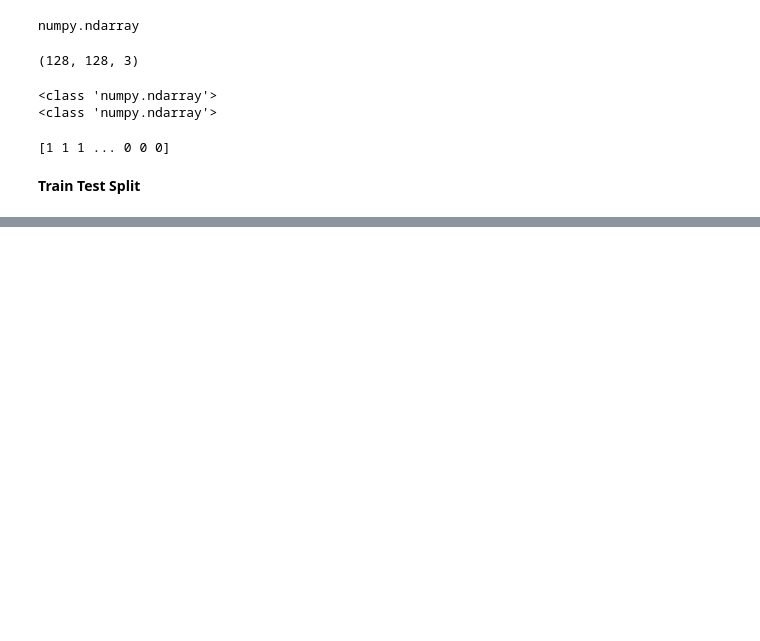
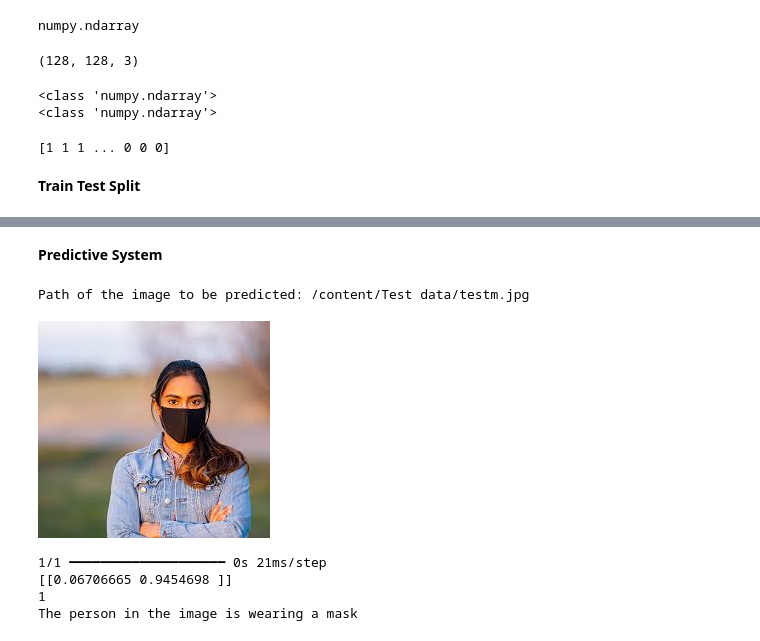
Before and after one commit to chamuda-arangalla/Face-mask-detection-, a Jupyter notebook: Face_mask_detection_CNN_model.ipynb, the cells around one changed output, grey strips where cells are left out. Cells and saved outputs as stored; diff of their text form; code cells hidden in the pictures; blank space fills up the shorter version.

```diff
--- a/Face_mask_detection_CNN_model.ipynb
+++ b/Face_mask_detection_CNN_model.ipynb
@@ -200,3 +200,5 @@ print(Y)
 [1 1 1 ... 0 0 0]
 # %% [markdown]
 **Train Test Split**
+# %%
+X_train, X_test, Y_train, Y_test = train_test_split(X, Y, test_size = 0.2, random_state = 2)
@@ -202,0 +216,6 @@ print(Y)
+# %%
+#Scaling the data
+
+X_train_scaled = X_train/255
+
+X_test_scaled = X_test/255
@@ -202,0 +314,30 @@ print(Y)
+# %% [markdown]
+**Predictive System**
+# %%
+\input_image_path = input('Path of the image to be predicted: ')
+input_image = cv2.imread(input_image_path)
+cv2_imshow(input_image)
+
+input_image_resized = cv2.resize(input_image, (128,128))
+
+input_image_scaled = input_image_resized/255
+
+image_reshaped = np.reshape(input_image_scaled, [1,128,128,3])
+
+input_prediction = model.predict(image_reshaped)
+print(input_prediction)
+
+input_pred_label = np.argmax(input_prediction)
+print(input_pred_label)
+
+if input_pred_label == 1:
+  print('The person in the image is wearing a mask')
+else:
+  print('The person in the image is not wearing a mask')
+# %% [output]
+Path of the image to be predicted: /content/Test data/testm.jpg
+[figure, added]
+1/1 ━━━━━━━━━━━━━━━━━━━━ 0s 21ms/step
+[[0.06706665 0.9454698 ]]
+1
+The person in the image is wearing a mask
```
Also changed, not shown: parts of 10 cells of this notebook.
